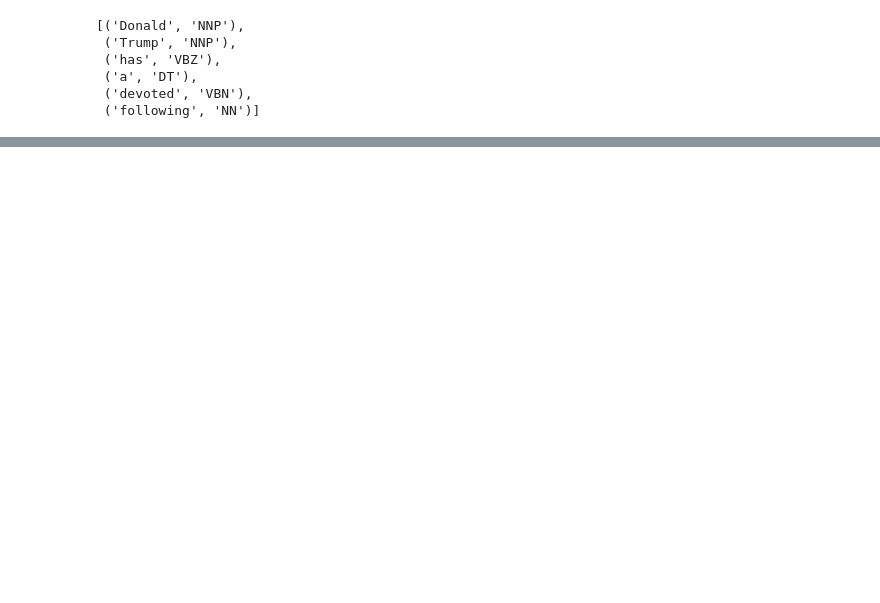
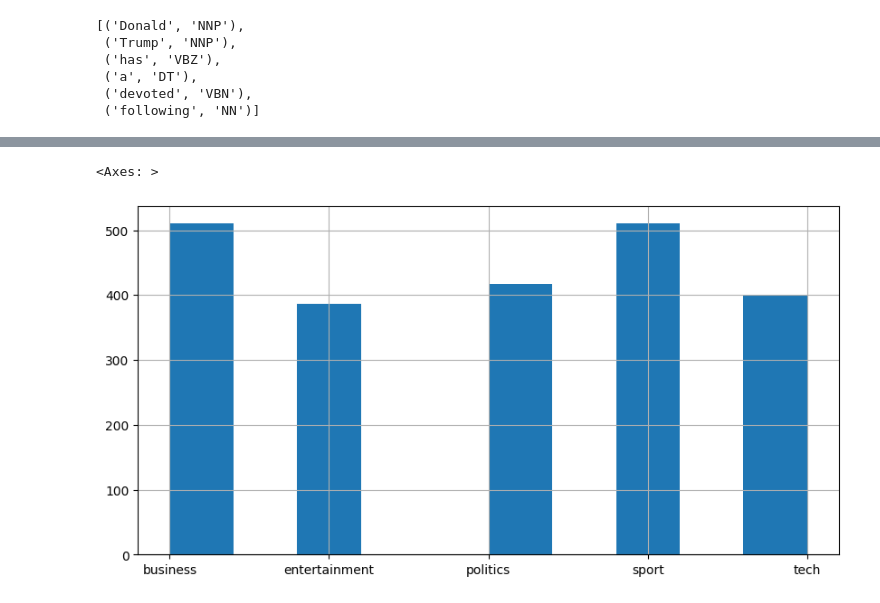
Before and after one commit to GaborVxxx/ml_notes, a Jupyter notebook: VectorModelsAndTextProcessing.ipynb, the cells around one changed output, grey strips where cells are left out. Cells and saved outputs as stored; diff of their text form; code cells hidden in the pictures; blank space fills up the shorter version.

```diff
--- a/VectorModelsAndTextProcessing.ipynb
+++ b/VectorModelsAndTextProcessing.ipynb
@@ -115,0 +153,3 @@ following
+# %%
+df = pd.read_csv('bbc_text_cls.csv')
+df.head()
@@ -115,0 +163,8 @@ following
+# %%
+inputs = df['text']
+labels = df['labels']
+# %%
+labels.hist(figsize=(10, 5))
+# %% [output]
+<Axes: >
+[figure, added]
```
Also changed, not shown: parts of 27 cells of this notebook.
